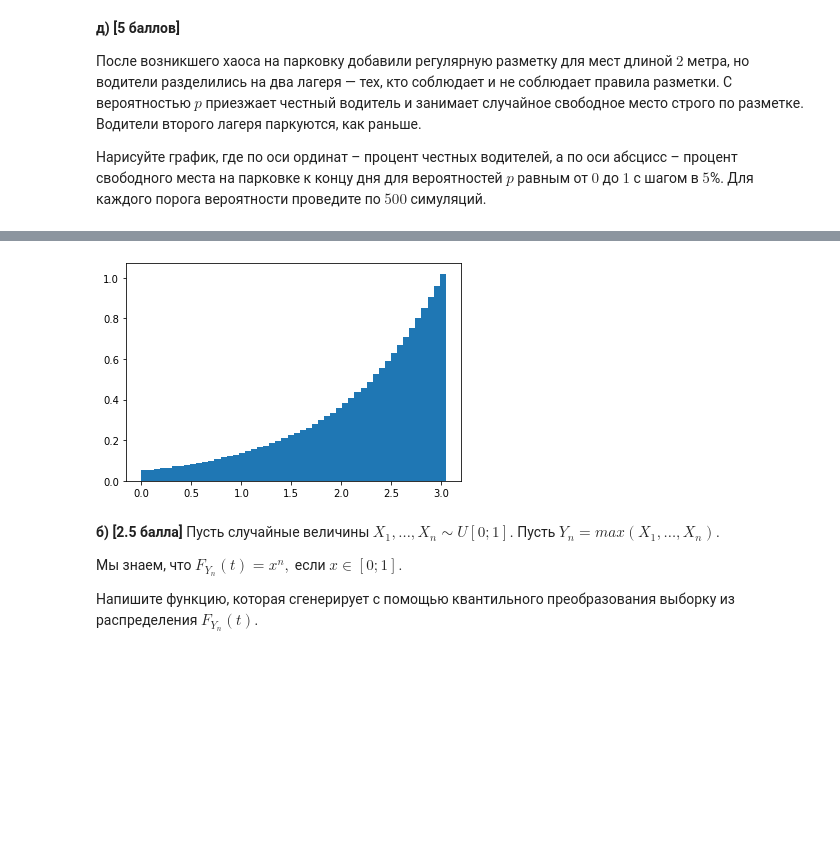
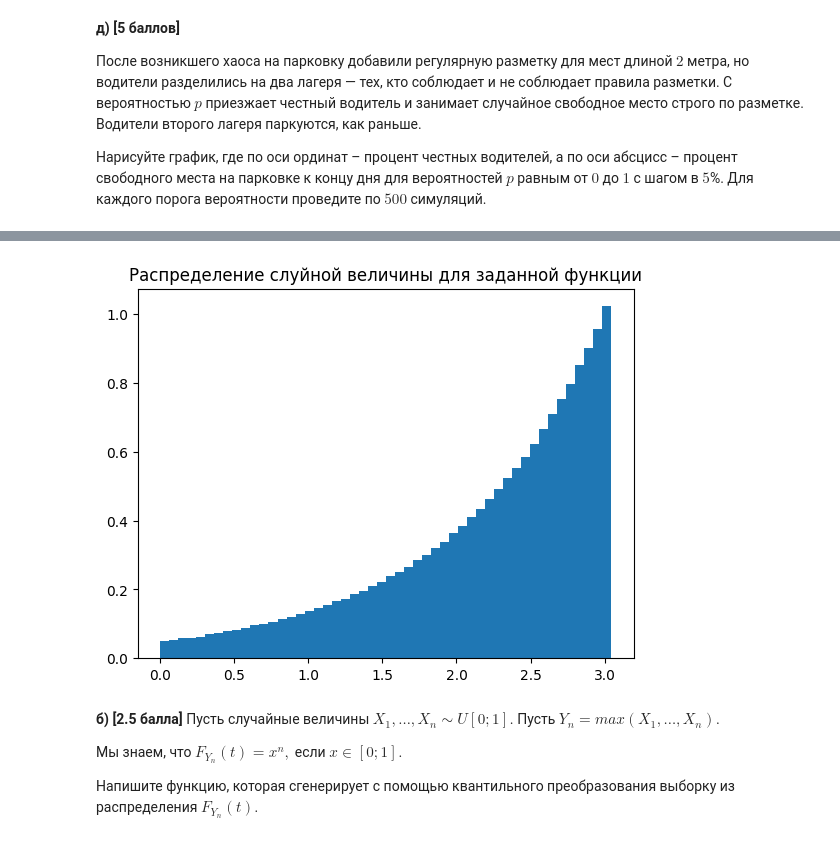
Before and after one commit to IYuminov/yet_another_matstat_course, a Jupyter notebook: hw_2024/yam_hw01-Interstellar.ipynb, the cells around one changed output, grey strips where cells are left out. Saved outputs shown, nothing was run; the diff lists cells and outputs as text; code cells hidden in the pictures; blank space fills up the shorter version.

```diff
--- a/hw_2024/yam_hw01-Interstellar.ipynb
+++ b/hw_2024/yam_hw01-Interstellar.ipynb
@@ -303,15 +363,19 @@ $$
 __а) [2.5 балла]__ Сгенерируйте из него выборку с помощью квантильного преобразования. Параметры $\alpha$ и $\theta$ возьмите на свой вкус.
 # %%
 # your code here ʕ•ᴥ•ʔ
+np.random.seed(5)
+
 teta = 20
-n_obs = 10**6
-uniform_y = sts.uniform(1, teta)
+n_obs = 10**6 # размер выборки
+uniform_y = sts.uniform(1, teta) # генератор для случайного распределения на заданном отрезке
 y = uniform_y.rvs(n_obs)
-x = np.log(y)
-plt.hist(x, density = True, bins = 50)
+x = np.log(y) # производная заданной функции
+
+plt.hist(x, density= True, bins= 50)
+plt.title('Распределение слуйной величины для заданной функции')
 plt.show()
 # %% [output]
-[figure, old version]
+[figure, new version]
 # %% [markdown]
 __б) [2.5 балла]__ Пусть случайные величины $X_1, \ldots, X_n \sim U[0;1].$ Пусть $Y_n = max(X_1, \ldots, X_n).$
 
```
Also changed, not shown: parts of 11 cells of this notebook.
